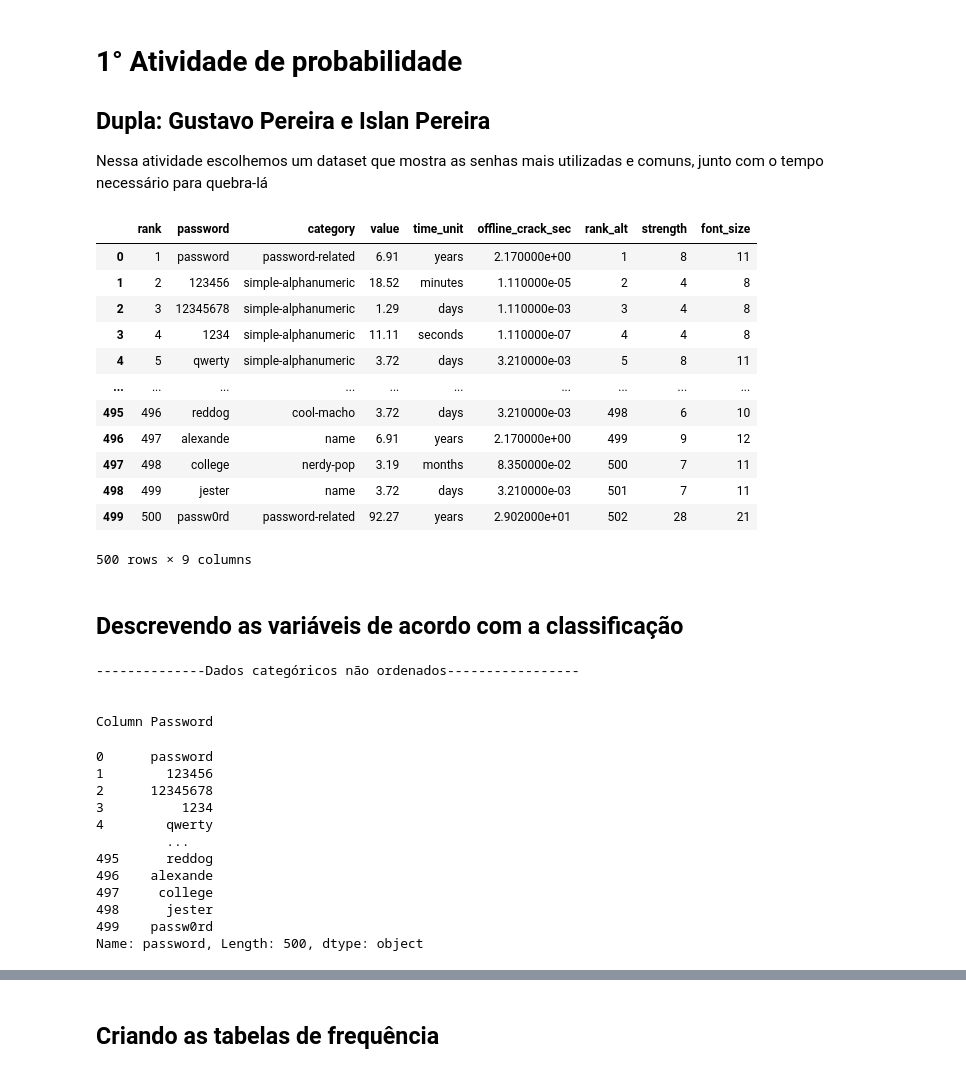
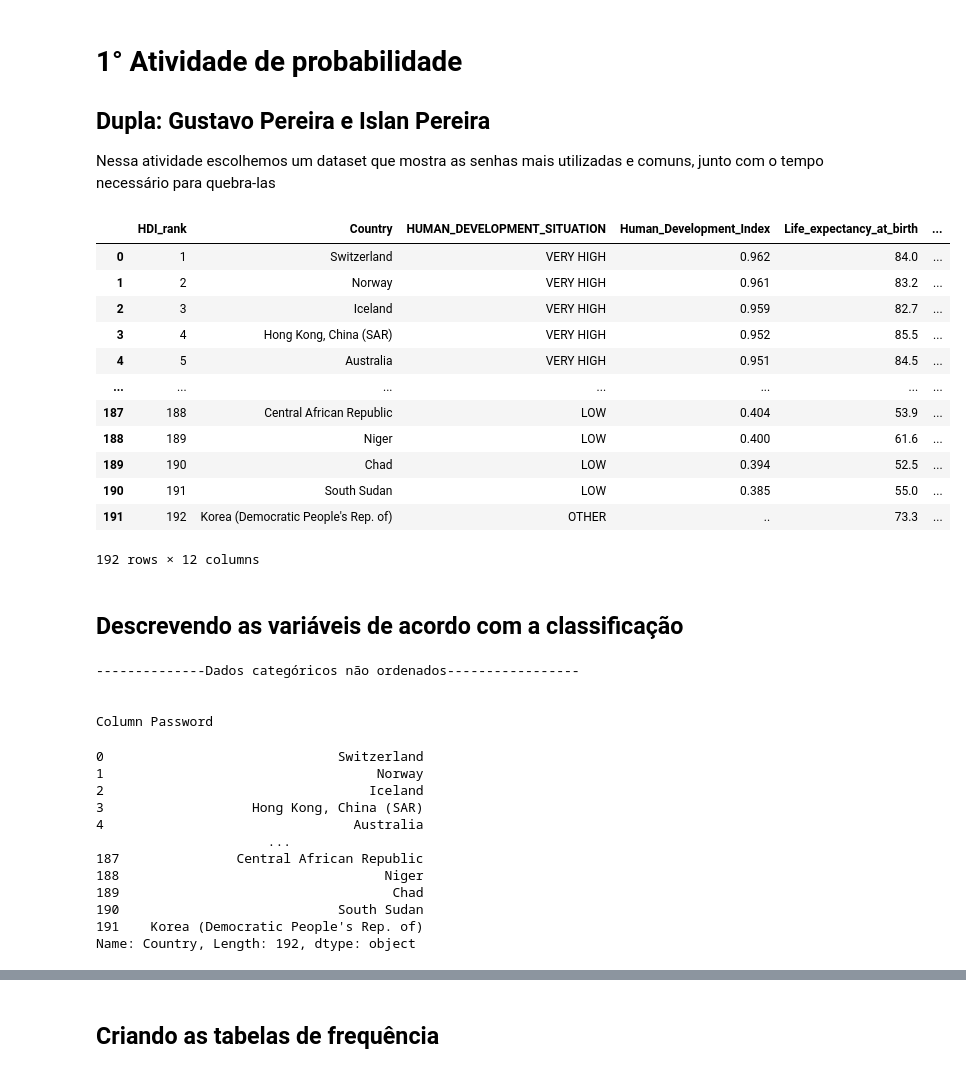
Before and after one commit to GustavoPMarcena/AnaliseIDHMundial_Probabilidade, a Jupyter notebook: main.ipynb, the cells around one changed output, grey strips where cells are left out. Saved outputs shown, nothing was run; the diff lists cells and outputs as text; code cells hidden in the pictures.

```diff
--- a/main.ipynb
+++ b/main.ipynb
@@ -1,55 +1,55 @@
 # %% [markdown]
 # 1° Atividade de probabilidade
 ## Dupla: Gustavo Pereira e Islan Pereira
-Nessa atividade escolhemos um dataset que mostra as senhas mais utilizadas e comuns, junto com o tempo necessário para quebra-lá
+Nessa atividade escolhemos um dataset que mostra as senhas mais utilizadas e comuns, junto com o tempo necessário para quebra-las
 # %%
 #importando o pandas e bibliotecas
 import pandas as pd
 from tabulate import tabulate
 from matplotlib import pyplot as plt
 
-df = pd.read_csv(".\passwords.csv")
+df = pd.read_csv(".\HD_dataset.csv")
 
 display(df)
 # %% [output]
-|  | rank | password | category | value | time_unit | offline_crack_sec | rank_alt | strength | font_size |
-| 0 | 1 | password | password-related | 6.91 | years | 2.170000e+00 | 1 | 8 | 11 |
-| 1 | 2 | 123456 | simple-alphanumeric | 18.52 | minutes | 1.110000e-05 | 2 | 4 | 8 |
-| 2 | 3 | 12345678 | simple-alphanumeric | 1.29 | days | 1.110000e-03 | 3 | 4 | 8 |
-| 3 | 4 | 1234 | simple-alphanumeric | 11.11 | seconds | 1.110000e-07 | 4 | 4 | 8 |
-| 4 | 5 | qwerty | simple-alphanumeric | 3.72 | days | 3.210000e-03 | 5 | 8 | 11 |
-| ... | ... | ... | ... | ... | ... | ... | ... | ... | ... |
-| 495 | 496 | reddog | cool-macho | 3.72 | days | 3.210000e-03 | 498 | 6 | 10 |
-| 496 | 497 | alexande | name | 6.91 | years | 2.170000e+00 | 499 | 9 | 12 |
-| 497 | 498 | college | nerdy-pop | 3.19 | months | 8.350000e-02 | 500 | 7 | 11 |
-| 498 | 499 | jester | name | 3.72 | days | 3.210000e-03 | 501 | 7 | 11 |
-| 499 | 500 | passw0rd | password-related | 92.27 | years | 2.902000e+01 | 502 | 28 | 21 |
+|  | HDI_rank | Country | HUMAN_DEVELOPMENT_SITUATION | Human_Development_Index | Life_expectancy_at_birth | ... |
+| 0 | 1 | Switzerland | VERY HIGH | 0.962 | 84.0 | ... |
+| 1 | 2 | Norway | VERY HIGH | 0.961 | 83.2 | ... |
+| 2 | 3 | Iceland | VERY HIGH | 0.959 | 82.7 | ... |
+| 3 | 4 | Hong Kong, China (SAR) | VERY HIGH | 0.952 | 85.5 | ... |
+| 4 | 5 | Australia | VERY HIGH | 0.951 | 84.5 | ... |
+| ... | ... | ... | ... | ... | ... | ... |
+| 187 | 188 | Central African Republic | LOW | 0.404 | 53.9 | ... |
+| 188 | 189 | Niger | LOW | 0.400 | 61.6 | ... |
+| 189 | 190 | Chad | LOW | 0.394 | 52.5 | ... |
+| 190 | 191 | South Sudan | LOW | 0.385 | 55.0 | ... |
+| 191 | 192 | Korea (Democratic People's Rep. of) | OTHER | .. | 73.3 | ... |
-500 rows × 9 columns
+192 rows × 12 columns
 # %% [markdown]
 ## Descrevendo as variáveis de acordo com a classificação
 # %%
 print("--------------Dados categóricos não ordenados-----------------")
 print("\n")
 print("Column Password")
-display(df.password)
+display(df.Country)
 print("\n")
 # %% [output]
 --------------Dados categóricos não ordenados-----------------
 
 
 Column Password
-0      password
-1        123456
-2      12345678
-3          1234
-4        qwerty
-         ...
-495      reddog
-496    alexande
-497     college
-498      jester
-499    passw0rd
-Name: password, Length: 500, dtype: object
+0                              Switzerland
+1                                   Norway
+2                                  Iceland
+3                   Hong Kong, China (SAR)
+4                                Australia
+                      ...
+187               Central African Republic
+188                                  Niger
+189                                   Chad
+190                            South Sudan
+191    Korea (Democratic People's Rep. of)
+Name: Country, Length: 192, dtype: object
 # %%
 print("--------------Dados categóricos ordenados-----------------")
 print("\n")
```
Also changed, not shown: parts of 8 cells of this notebook, 3 other files.
